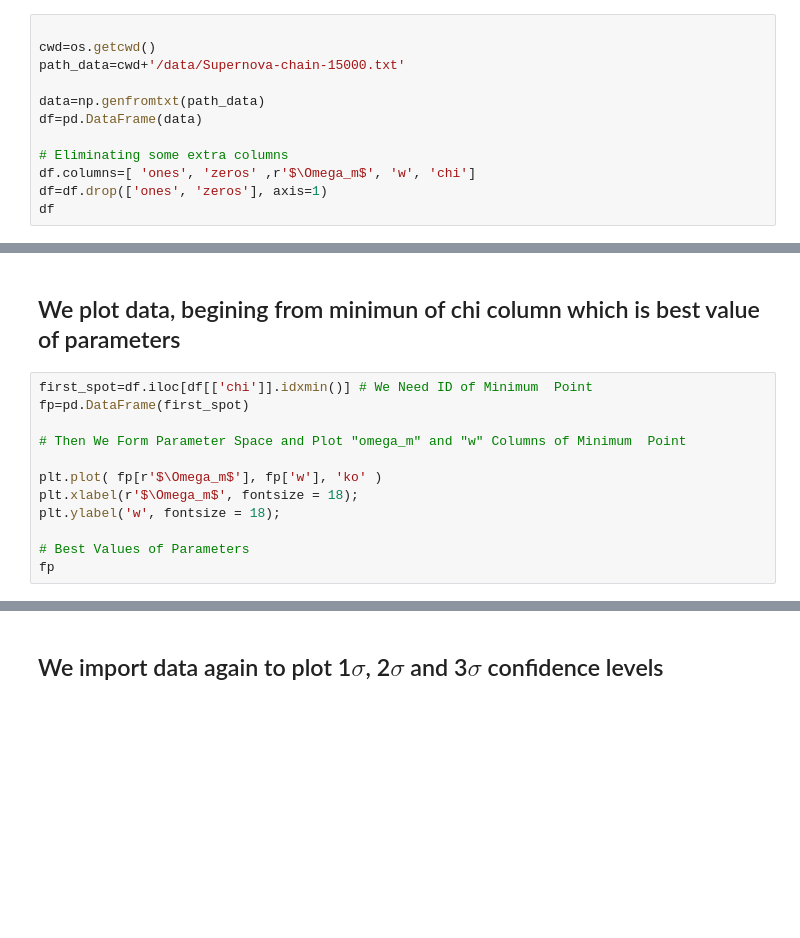
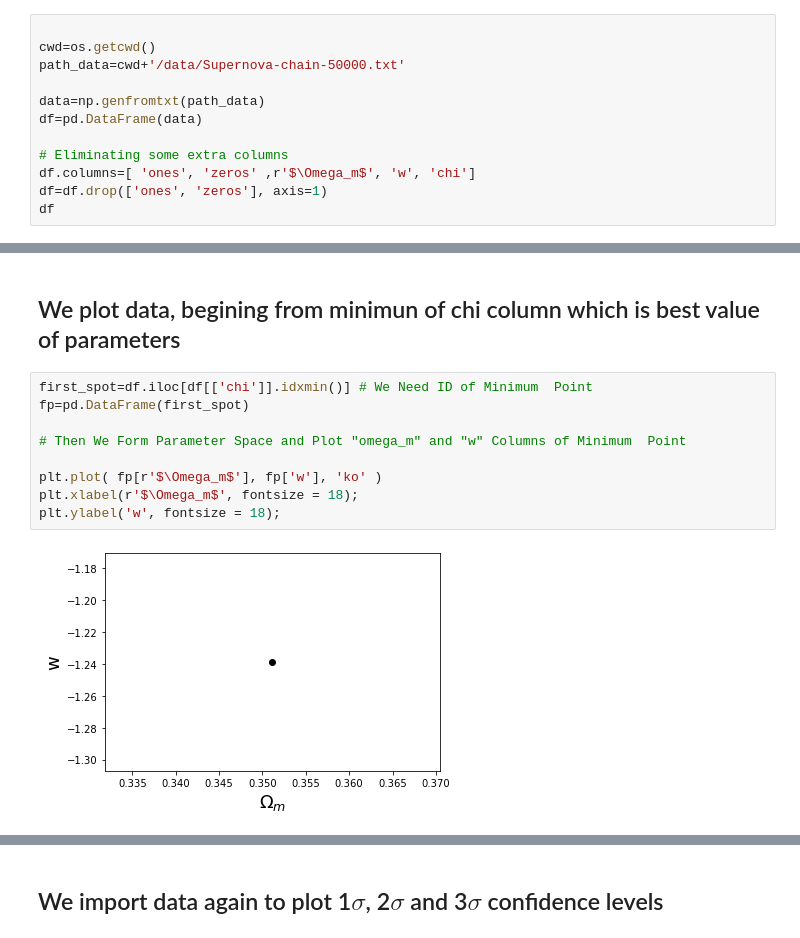
Before and after one commit to nooshinehz/Best_values_and_contours, a Jupyter notebook: countors_MCMC.ipynb, the cells around one changed output, grey strips where cells are left out. Cells and saved outputs as stored; diff of their text form; blank space fills up the shorter version.

```diff
--- a/countors_MCMC.ipynb
+++ b/countors_MCMC.ipynb
@@ -31,7 +31,7 @@ del shorterr
 # %%
 
 cwd=os.getcwd()
-path_data=cwd+'/data/Supernova-chain-15000.txt'
+path_data=cwd+'/data/Supernova-chain-50000.txt'
 
 data=np.genfromtxt(path_data)
 df=pd.DataFrame(data)
@@ -45,12 +59,11 @@ df
 # %%
 first_spot=df.iloc[df[['chi']].idxmin()] # We Need ID of Minimum  Point
 fp=pd.DataFrame(first_spot)
 
 # Then We Form Parameter Space and Plot "omega_m" and "w" Columns of Minimum  Point
 
 plt.plot( fp[r'$\Omega_m$'], fp['w'], 'ko' )
 plt.xlabel(r'$\Omega_m$', fontsize = 18);
 plt.ylabel('w', fontsize = 18);
-
-# Best Values of Parameters
-fp
+# %% [output]
+[figure, added]
```
Also changed, not shown: parts of 11 cells of this notebook.
